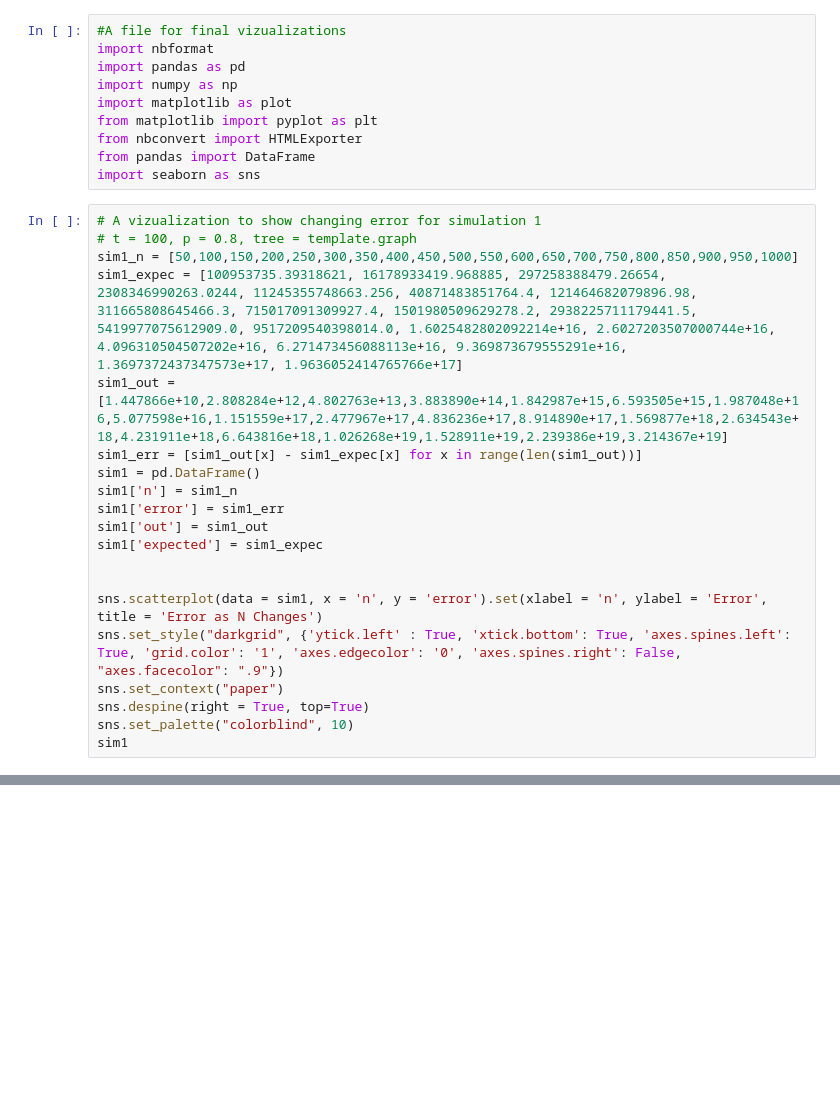
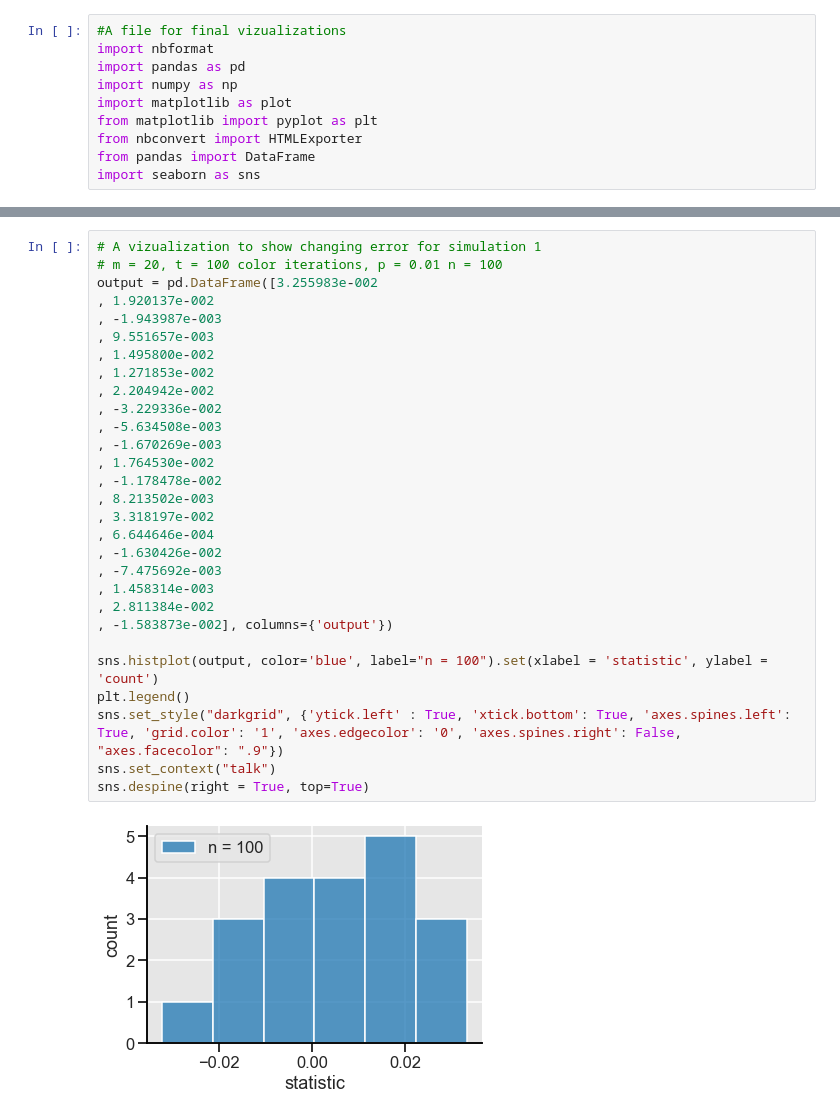
Before and after one commit to louishu17/tree_color_coding_task, a Jupyter notebook: Jupyter Vizualizations/fascia_viz.ipynb, the cells around one changed output, grey strips where cells are left out. Saved outputs shown, nothing was run; the diff lists cells and outputs as text; blank space fills up the shorter version.

Commit message:
this is actually the new graphs

```diff
--- a/Jupyter Vizualizations/fascia_viz.ipynb
+++ b/Jupyter Vizualizations/fascia_viz.ipynb
@@ -8,23 +8,3 @@ from matplotlib import pyplot as plt
 from nbconvert import HTMLExporter
 from pandas import DataFrame
 import seaborn as sns
-# %%
-# A vizualization to show changing error for simulation 1
-# t = 100, p = 0.8, tree = template.graph
-sim1_n = [50,100,150,200,250,300,350,400,450,500,550,600,650,700,750,800,850,900,950,1000]
-sim1_expec = [100953735.39318621, 16178933419.968885, 297258388479.26654, 2308346990263.0244, 11245355748663.256, 40871483851764.4, 121464682079896.98, 311665808645466.3, 715017091309927.4, 1501980509629278.2, 2938225711179441.5, 5419977075612909.0, 9517209540398014.0, 1.6025482802092214e+16, 2.6027203507000744e+16, 4.096310504507202e+16, 6.271473456088113e+16, 9.369873679555291e+16, 1.3697372437347573e+17, 1.9636052414765766e+17]
-sim1_out = [1.447866e+10,2.808284e+12,4.802763e+13,3.883890e+14,1.842987e+15,6.593505e+15,1.987048e+16,5.077598e+16,1.151559e+17,2.477967e+17,4.836236e+17,8.914890e+17,1.569877e+18,2.634543e+18,4.231911e+18,6.643816e+18,1.026268e+19,1.528911e+19,2.239386e+19,3.214367e+19]
-sim1_err = [sim1_out[x] - sim1_expec[x] for x in range(len(sim1_out))]
-sim1 = pd.DataFrame()
-sim1['n'] = sim1_n
-sim1['error'] = sim1_err
-sim1['out'] = sim1_out
-sim1['expected'] = sim1_expec
-
-
-sns.scatterplot(data = sim1, x = 'n', y = 'error').set(xlabel = 'n', ylabel = 'Error', title = 'Error as N Changes')
-sns.set_style("darkgrid", {'ytick.left' : True, 'xtick.bottom': True, 'axes.spines.left': True, 'grid.color': '1', 'axes.edgecolor': '0', 'axes.spines.right': False, "axes.facecolor": ".9"})
-sns.set_context("paper")
-sns.despine(right = True, top=True)
-sns.set_palette("colorblind", 10)
-sim1
@@ -49,0 +11,31 @@ sim1
+# %%
+# A vizualization to show changing error for simulation 1
+# m = 20, t = 100 color iterations, p = 0.01 n = 100
+output = pd.DataFrame([3.255983e-002
+, 1.920137e-002
+, -1.943987e-003
+, 9.551657e-003
+, 1.495800e-002
+, 1.271853e-002
+, 2.204942e-002
+, -3.229336e-002
+, -5.634508e-003
+, -1.670269e-003
+, 1.764530e-002
+, -1.178478e-002
+, 8.213502e-003
+, 3.318197e-002
+, 6.644646e-004
+, -1.630426e-002
+, -7.475692e-003
+, 1.458314e-003
+, 2.811384e-002
+, -1.583873e-002], columns={'output'})
+
+sns.histplot(output, color='blue', label="n = 100").set(xlabel = 'statistic', ylabel = 'count')
+plt.legend()
+sns.set_style("darkgrid", {'ytick.left' : True, 'xtick.bottom': True, 'axes.spines.left': True, 'grid.color': '1', 'axes.edgecolor': '0', 'axes.spines.right': False, "axes.facecolor": ".9"})
+sns.set_context("talk")
+sns.despine(right = True, top=True)
+# %% [output]
+[figure, added]
```
Also changed, not shown: parts of 3 cells of this notebook.
